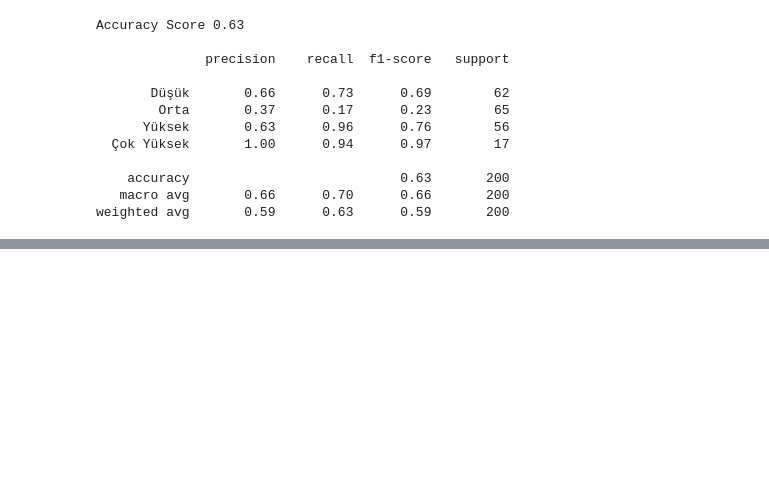
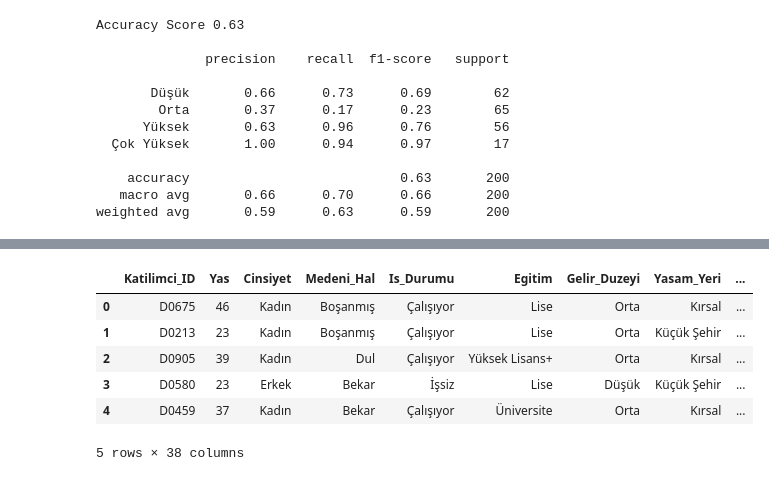
Before and after one commit to AIpathy/ml-model, a Jupyter notebook: model_training.ipynb, the cells around one changed output, grey strips where cells are left out. Drawn from its saved outputs; the diff is of its cells as text; code cells hidden in the pictures; blank space fills up the shorter version.

```diff
--- a/model_training.ipynb
+++ b/model_training.ipynb
@@ -790,0 +855,14 @@ weighted avg       0.59      0.63      0.59       200
+# %%
+beck_depresyon = pd.read_excel('./new_data/beck depresyon.xlsx')
+# %%
+beck_depresyon.replace({'Psikolojik_Destek': {'evet': 'Evet', 'hayır': 'Hayır'}, 'Ailede_Ruhsal_Hastalik': {'evet': 'Evet', 'hayır': 'Hayır'}}, inplace=True)
+# %%
+beck_depresyon.head()
+# %% [output]
+|  | Katilimci_ID | Yas | Cinsiyet | Medeni_Hal | Is_Durumu | Egitim | Gelir_Duzeyi | Yasam_Yeri | ... |
+| 0 | D0675 | 46 | Kadın | Boşanmış | Çalışıyor | Lise | Orta | Kırsal | ... |
+| 1 | D0213 | 23 | Kadın | Boşanmış | Çalışıyor | Lise | Orta | Küçük Şehir | ... |
+| 2 | D0905 | 39 | Kadın | Dul | Çalışıyor | Yüksek Lisans+ | Orta | Kırsal | ... |
+| 3 | D0580 | 23 | Erkek | Bekar | İşsiz | Lise | Düşük | Küçük Şehir | ... |
+| 4 | D0459 | 37 | Kadın | Bekar | Çalışıyor | Üniversite | Orta | Kırsal | ... |
+5 rows × 38 columns
```
Also changed, not shown: parts of 7 cells of this notebook, 14 other files.
